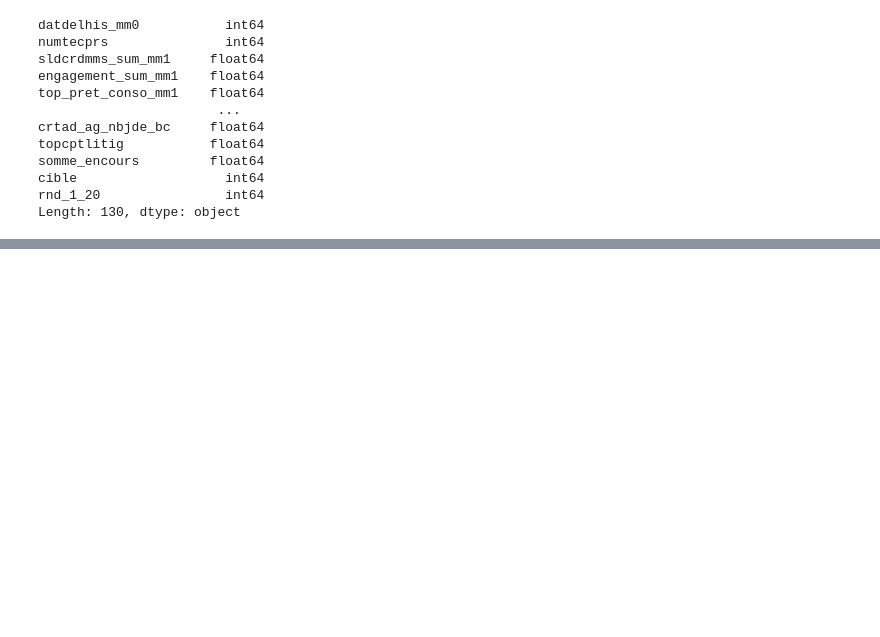
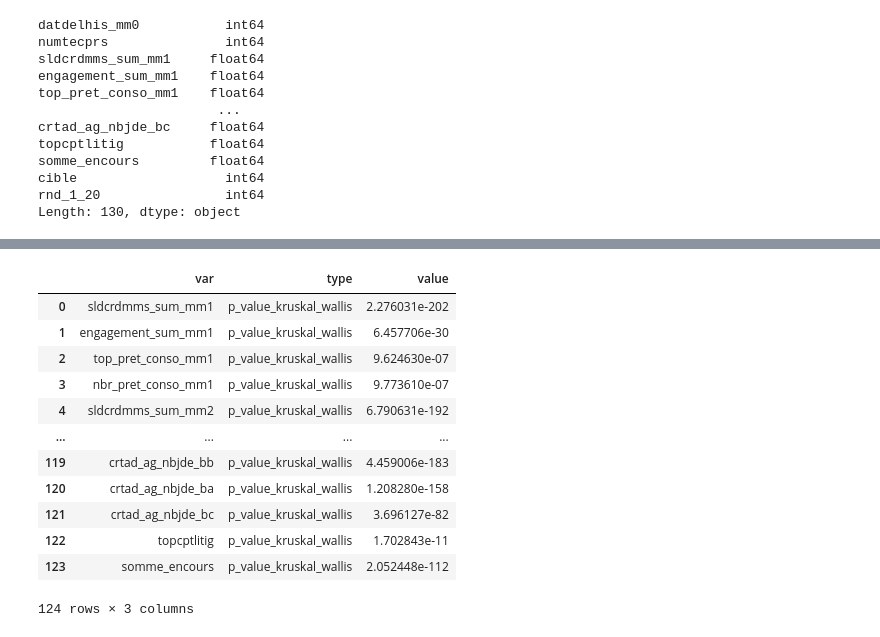
Before and after one commit to DaveMTK20002/PROJET-SCORING-Ikram-Davick, a Jupyter notebook: avancement.ipynb, the cells around one changed output, grey strips where cells are left out. Drawn from its saved outputs; the diff is of its cells as text; code cells hidden in the pictures; blank space fills up the shorter version.

```diff
--- a/avancement.ipynb
+++ b/avancement.ipynb
@@ -151,0 +139,9 @@ Name: count, dtype: int64
+# %%
+##reperer les colonnes constantes
+def all_constant_columns(df):
+    result=[]
+    for col in df.columns:
+        if df[col].nunique() == 1:
+            result.append(col)
+    return result
+all_constant_columns(data)
@@ -152,6 +150,6 @@ Name: count, dtype: int64
 # %%
 y=data.cible
-X=data.drop(["cible","datdelhis_mm0", "numtecprs"], axis=1)
+X=data.drop(all_constant_columns(data)+["cible","datdelhis_mm0", "numtecprs"], axis=1) ##on supprime les variables d'identification
 # %%
 
 data.to_csv("data_with_na_explicited.csv", sep=";", header=True)
@@ -246,0 +327,18 @@ def association_with_target(data, target):
+# %%
+df_train = pd.concat([X_train, y_train], axis=1)
+first_var_selection=analyze_features(df_train, "cible")
+first_var_selection
+# %% [output]
+|  | var | type | value |
+| 0 | sldcrdmms_sum_mm1 | p_value_kruskal_wallis | 2.276031e-202 |
+| 1 | engagement_sum_mm1 | p_value_kruskal_wallis | 6.457706e-30 |
+| 2 | top_pret_conso_mm1 | p_value_kruskal_wallis | 9.624630e-07 |
+| 3 | nbr_pret_conso_mm1 | p_value_kruskal_wallis | 9.773610e-07 |
+| 4 | sldcrdmms_sum_mm2 | p_value_kruskal_wallis | 6.790631e-192 |
+| ... | ... | ... | ... |
+| 119 | crtad_ag_nbjde_bb | p_value_kruskal_wallis | 4.459006e-183 |
+| 120 | crtad_ag_nbjde_ba | p_value_kruskal_wallis | 1.208280e-158 |
+| 121 | crtad_ag_nbjde_bc | p_value_kruskal_wallis | 3.696127e-82 |
+| 122 | topcptlitig | p_value_kruskal_wallis | 1.702843e-11 |
+| 123 | somme_encours | p_value_kruskal_wallis | 2.052448e-112 |
+124 rows × 3 columns
```
Also changed, not shown: parts of 17 cells of this notebook.
